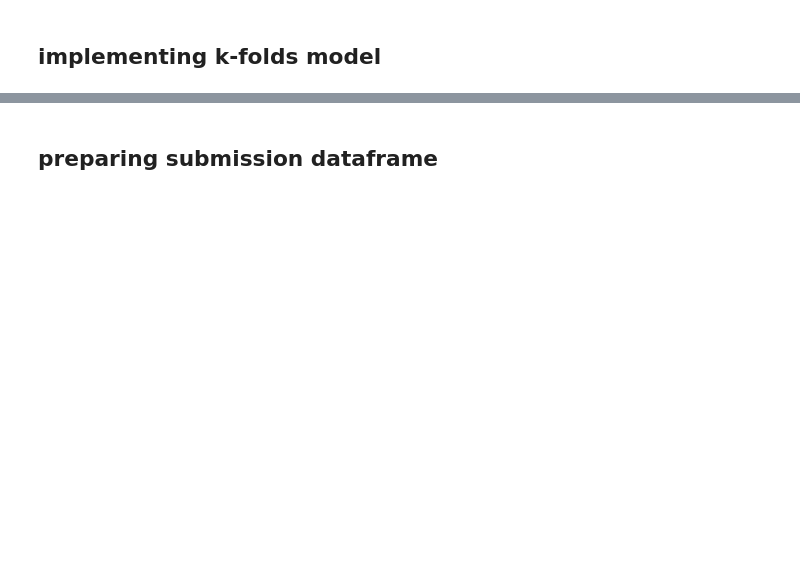
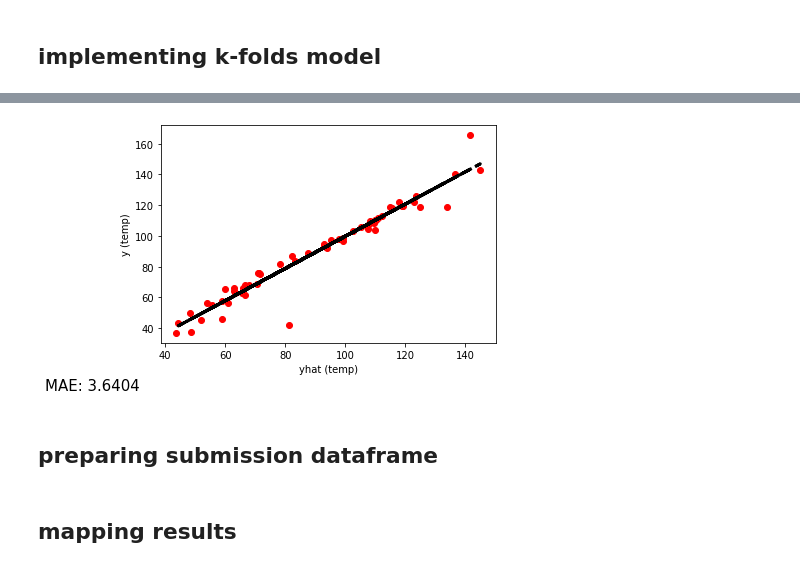
Before and after one commit to Softypo/2021_GTXdatathon, a Jupyter notebook: MLP_Datathon2021_Softypo.ipynb, the cells around one changed output, grey strips where cells are left out. Saved outputs shown, nothing was run; the diff lists cells and outputs as text; code cells hidden in the pictures; blank space fills up the shorter version.

```diff
--- a/MLP_Datathon2021_Softypo.ipynb
+++ b/MLP_Datathon2021_Softypo.ipynb
@@ -236,9 +198,15 @@ kfm.graph(histories, tight_layout=True, holdoutscores=hscores)
 # save model
 #model.save('./_model_deep/model.h5')
 # %%
-yhat = models['k4_model'].predict(holdout_x)
+yhat1 = models['k1_model'].predict(holdout_x)
+yhat2 = models['k2_model'].predict(holdout_x)
+yhat3 = models['k3_model'].predict(holdout_x)
+yhat4 = models['k4_model'].predict(holdout_x)
+yhat5 = models['k5_model'].predict(holdout_x)
 
-RMSE = mean_squared_error(yhat, holdout_y, squared=False)
+yhat = (yhat1+yhat2+yhat3+yhat4+yhat5)/5
+
+MAE = mean_absolute_error(yhat, holdout_y)
 
 # poly1d_fn is a function which takes in yhat values and returns an estimate for y
 coef = np.polyfit(yhat.flat, holdout_y,1)
@@ -249,5 +217,6 @@ plt.scatter(yhat, holdout_y, color='Red')
 plt.plot(yhat , poly1d_fn(yhat), '--k', linewidth=3,)
 plt.xlabel("yhat (temp)")
 plt.ylabel("y (temp)")
-plt.text(0, 0, r'RMSE: {:.4f}'.format(RMSE), fontsize=15)
+plt.text(0, 0, r'MAE: {:.4f}'.format(MAE), fontsize=15)
 plt.show()
+# %% [output]
@@ -254,3 +224,4 @@ plt.show()
+[figure, added]
 # %% [markdown]
 ## preparing submission dataframe
 # %%
@@ -274,3 +246,5 @@ df_to_send[['UWI', 'TrueTemp']].to_csv('predictions.csv', index=True)
 # ziping submission
 import zipfile
 zipfile.ZipFile('predictions.zip', mode='w').write("predictions.csv")
+# %% [markdown]
+## mapping results
```
Also changed, not shown: parts of 24 cells of this notebook.
